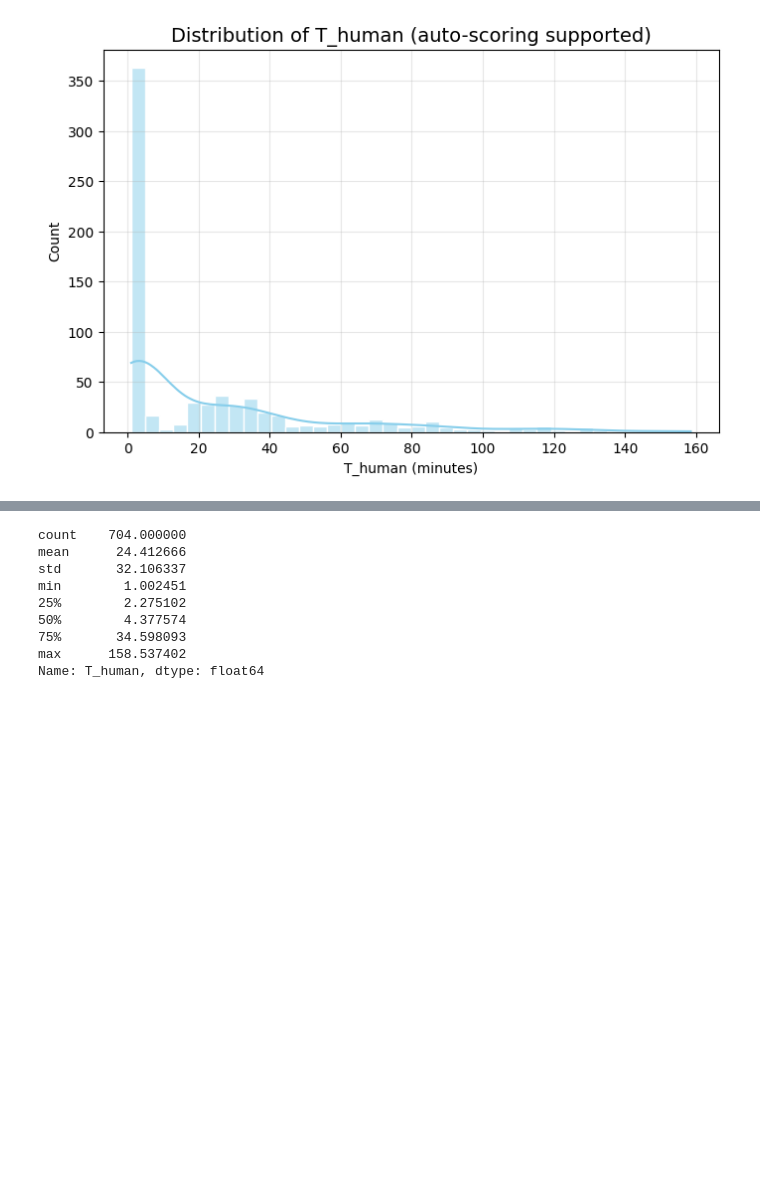
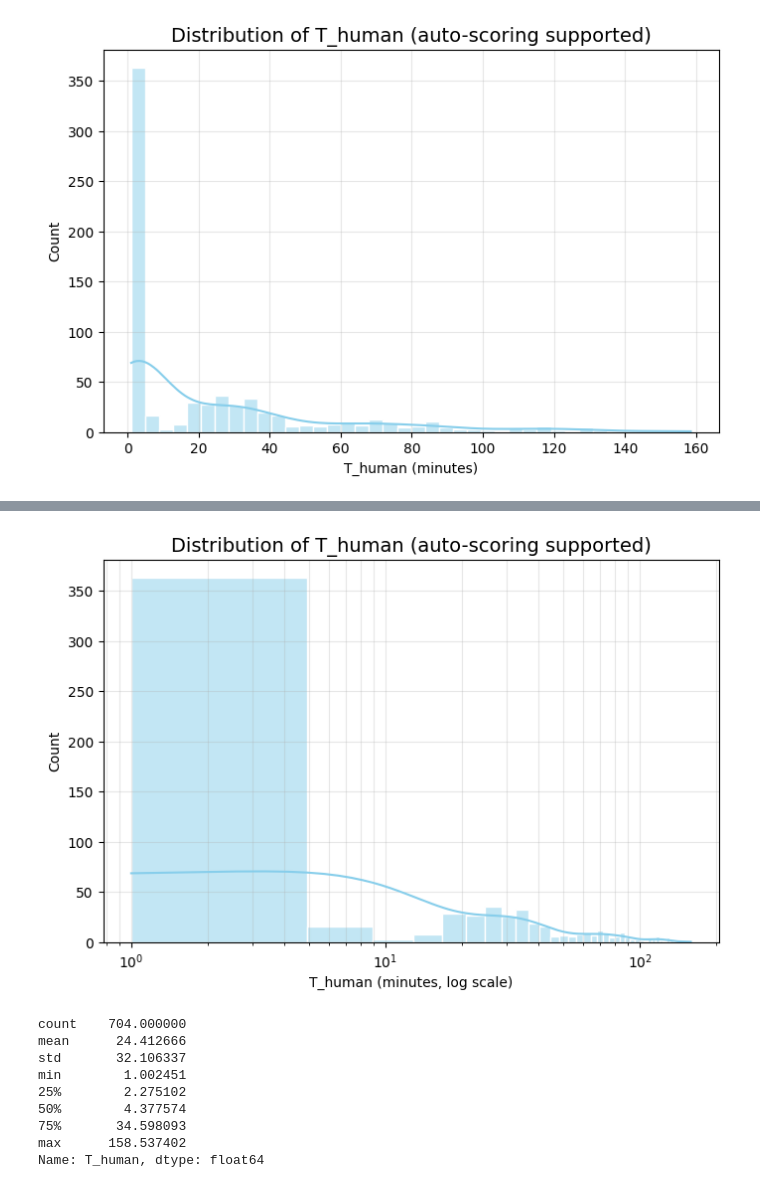
Before and after one commit to johndzxu/metr-extension, a Jupyter notebook: data/T_Human.ipynb, the cells around one changed output, grey strips where cells are left out. Drawn from its saved outputs; the diff is of its cells as text; code cells hidden in the pictures; blank space fills up the shorter version.

```diff
--- a/data/T_Human.ipynb
+++ b/data/T_Human.ipynb
@@ -660,3 +735,33 @@ plt.show()
+# %%
+import seaborn as sns
+import matplotlib.pyplot as plt
+
+# Filter valid rows
+filtered = data_df[
+    (data_df["support_auto_scoring"] != False) &
+    data_df["T_human"].notna() &
+    (data_df["is_multiple_answer"] == False)
+]
+
+plt.figure(figsize=(8, 5))
+
+sns.histplot(
+    filtered["T_human"],
+    bins=40,
+    kde=True,
+    color="skyblue",
+    edgecolor="white"
+)
+
+plt.xscale("log")   # <-- STANDARD LOG SCALE (base 10)
+plt.title("Distribution of T_human (auto-scoring supported)", fontsize=14)
+plt.xlabel("T_human (minutes, log scale)")
+plt.ylabel("Count")
+plt.grid(alpha=0.3, which="both")
+
+plt.show()
+# %% [output]
+[figure, added]
 # %%
 filtered["T_human"].describe()
 # %% [output]
```
Also changed, not shown: parts of 2 cells of this notebook, 2 other files.
